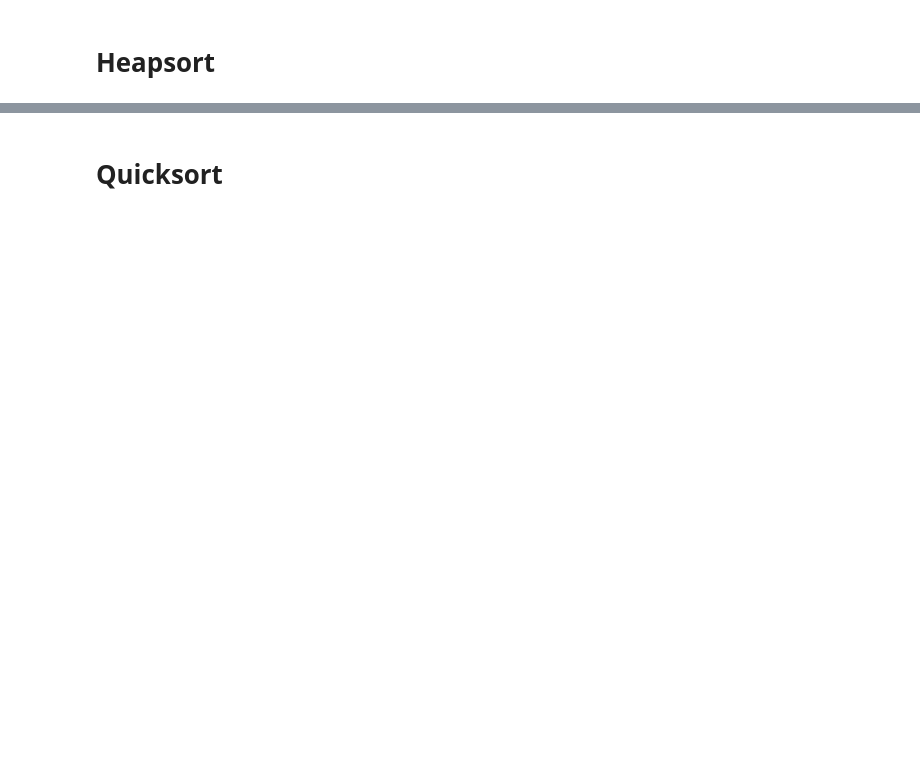
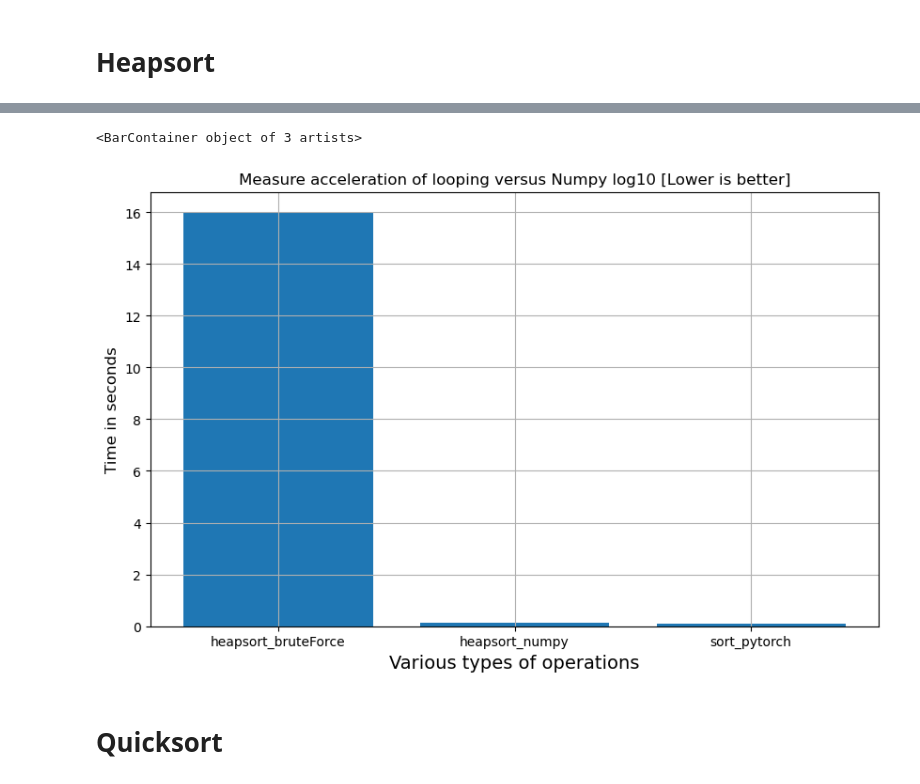
Before and after one commit to IntelSoftware/DL-using-oneAPI, a Jupyter notebook: 08_06_Pytorch_Sorting.ipynb, the cells around one changed output, grey strips where cells are left out. Cells and saved outputs as stored; diff of their text form; code cells hidden in the pictures; blank space fills up the shorter version.

Commit message:
add verbage and plotting

```diff
--- a/08_06_Pytorch_Sorting.ipynb
+++ b/08_06_Pytorch_Sorting.ipynb
@@ -89,3 +108,15 @@ Numpy Acceleration: 31.8 X faster
+# %%
+%matplotlib inline
+import matplotlib.pyplot as plt
+plt.figure(figsize=(10,6))
+plt.title("Measure acceleration of looping versus Numpy log10 [Lower is better]",fontsize=12)
+plt.ylabel("Time in seconds",fontsize=12)
+plt.xlabel("Various types of operations",fontsize=14)
+plt.grid(True)
+plt.bar(x = list(timing.keys()), height= list(timing.values()), align='center',tick_label=list(timing.keys()))
+# %% [output]
+<BarContainer object of 3 artists>
+[figure, added]
 # %%
 # import matplotlib.pyplot as plt
 # plt.scatter(orig[0:len(orig)-1], orig[1:len(orig)], c='r')
```
Also changed, not shown: parts of 12 cells of this notebook.
